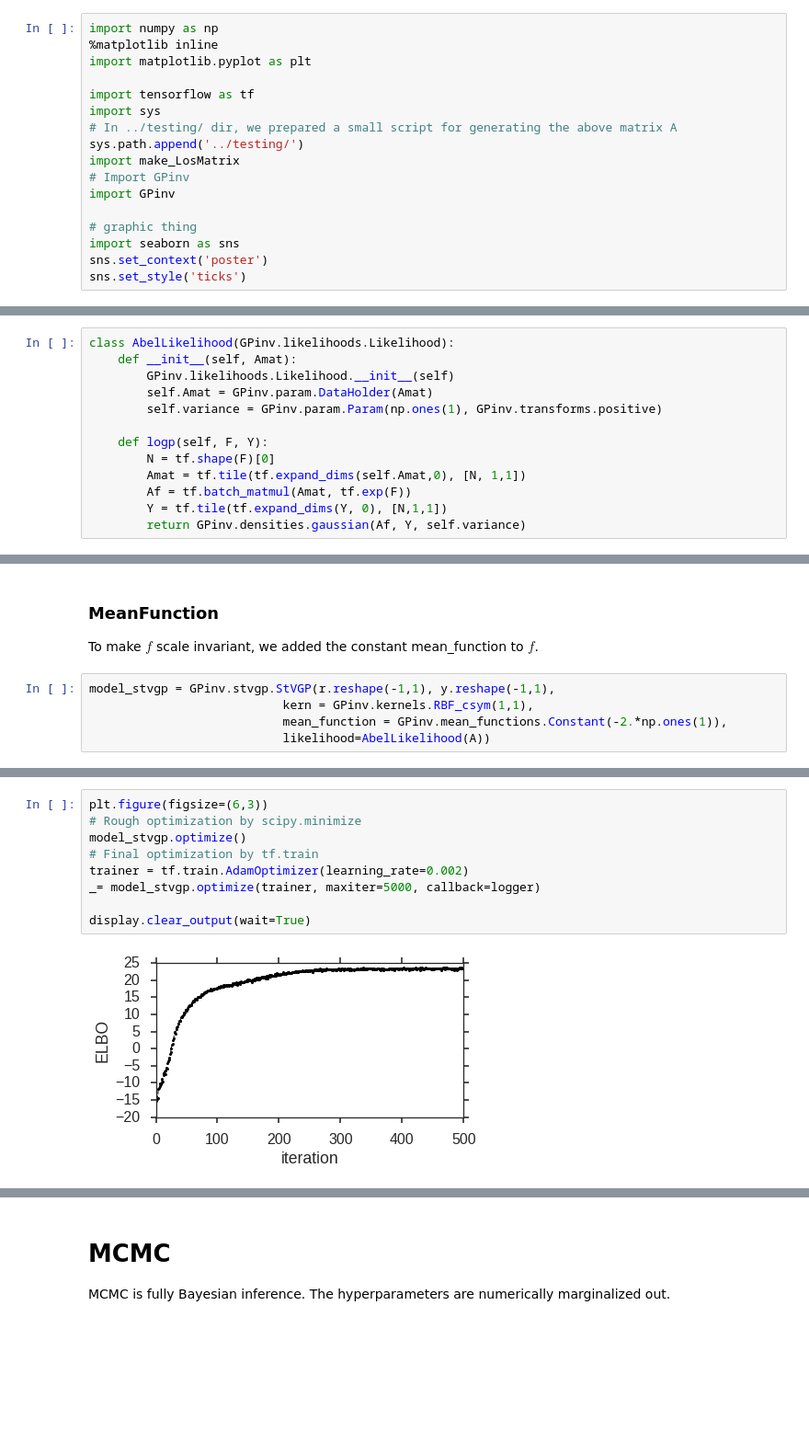
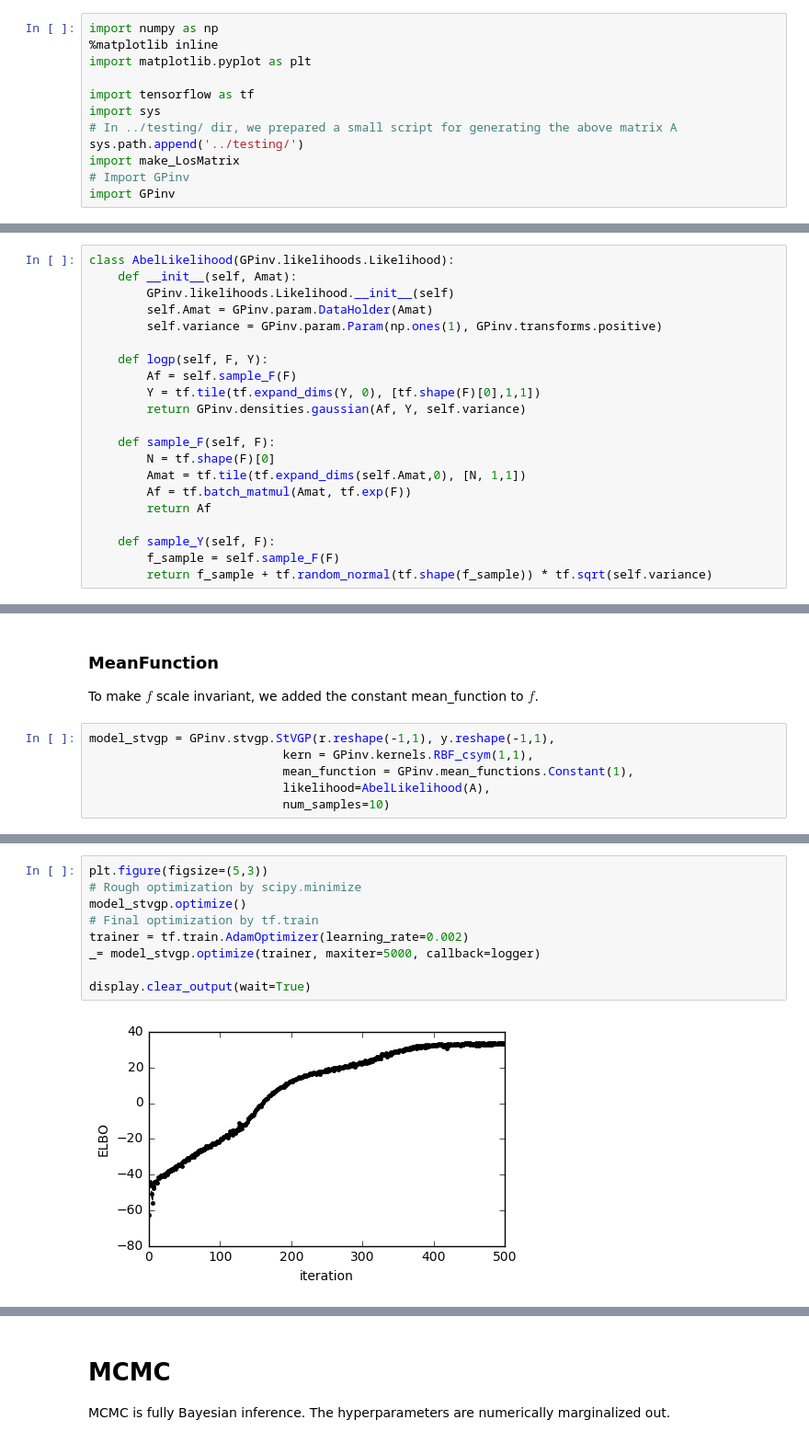
Before and after one commit to fujii-team/GPinv, a Jupyter notebook: notebooks/Abel_inversion.ipynb, the cells around one changed output, grey strips where cells are left out. Shown at 92% size. Drawn from its saved outputs; the diff is of its cells as text; blank space fills up the shorter version.

Commit message:
Added sample_F and sample_Y. The notebooks are also improved.

```diff
--- a/notebooks/Abel_inversion.ipynb
+++ b/notebooks/Abel_inversion.ipynb
@@ -50,11 +50,6 @@ sys.path.append('../testing/')
 import make_LosMatrix
 # Import GPinv
 import GPinv
-
-# graphic thing
-import seaborn as sns
-sns.set_context('poster')
-sns.set_style('ticks')
 # %% [markdown]
 ## Synthetic signals
 
@@ -110,11 +105,19 @@ class AbelLikelihood(GPinv.likelihoods.Likelihood):
         self.variance = GPinv.param.Param(np.ones(1), GPinv.transforms.positive)
 
     def logp(self, F, Y):
+        Af = self.sample_F(F)
+        Y = tf.tile(tf.expand_dims(Y, 0), [tf.shape(F)[0],1,1])
+        return GPinv.densities.gaussian(Af, Y, self.variance)
+
+    def sample_F(self, F):
         N = tf.shape(F)[0]
         Amat = tf.tile(tf.expand_dims(self.Amat,0), [N, 1,1])
         Af = tf.batch_matmul(Amat, tf.exp(F))
-        Y = tf.tile(tf.expand_dims(Y, 0), [N,1,1])
-        return GPinv.densities.gaussian(Af, Y, self.variance)
+        return Af
+
+    def sample_Y(self, F):
+        f_sample = self.sample_F(F)
+        return f_sample + tf.random_normal(tf.shape(f_sample)) * tf.sqrt(self.variance)
 # %% [markdown]
 ## Variational inference by StVGP
 
@@ -133,5 +136,6 @@ To make $f$ scale invariant, we added the constant mean_function to $f$.
 # %%
 model_stvgp = GPinv.stvgp.StVGP(r.reshape(-1,1), y.reshape(-1,1),
                            kern = GPinv.kernels.RBF_csym(1,1),
-                           mean_function = GPinv.mean_functions.Constant(-2.*np.ones(1)),
-                           likelihood=AbelLikelihood(A))
+                           mean_function = GPinv.mean_functions.Constant(1),
+                           likelihood=AbelLikelihood(A),
+                           num_samples=10)
@@ -154,13 +178,13 @@ def logger(x):
     logger.i+=1
 logger.i = 1
 # %%
-plt.figure(figsize=(6,3))
+plt.figure(figsize=(5,3))
 # Rough optimization by scipy.minimize
 model_stvgp.optimize()
 # Final optimization by tf.train
 trainer = tf.train.AdamOptimizer(learning_rate=0.002)
 _= model_stvgp.optimize(trainer, maxiter=5000, callback=logger)
 
 display.clear_output(wait=True)
 # %% [output]
-[figure, old version]
+[figure, new version]
```
Also changed, not shown: parts of 22 cells of this notebook, 6 other files.
